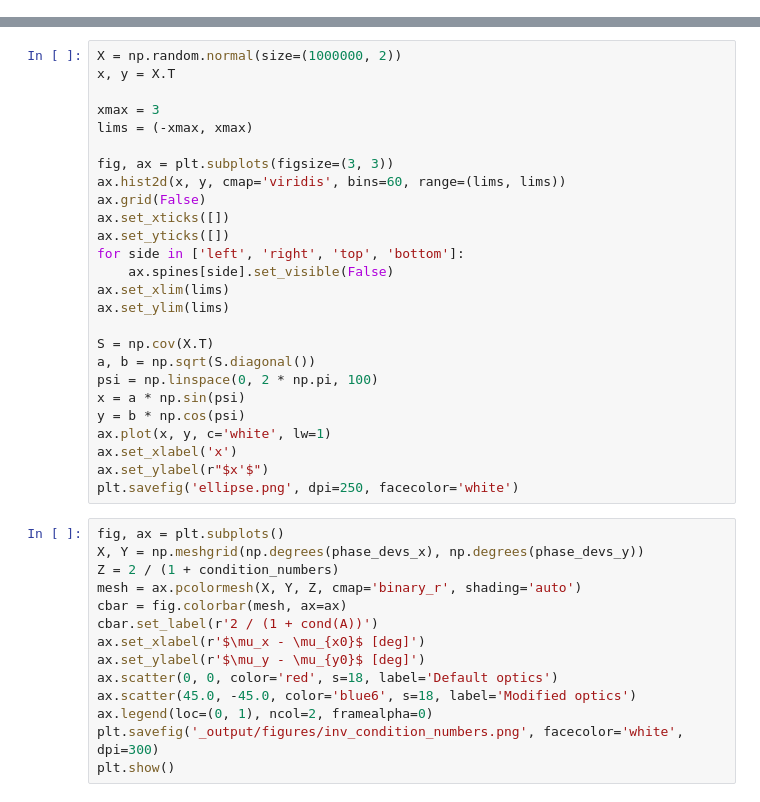
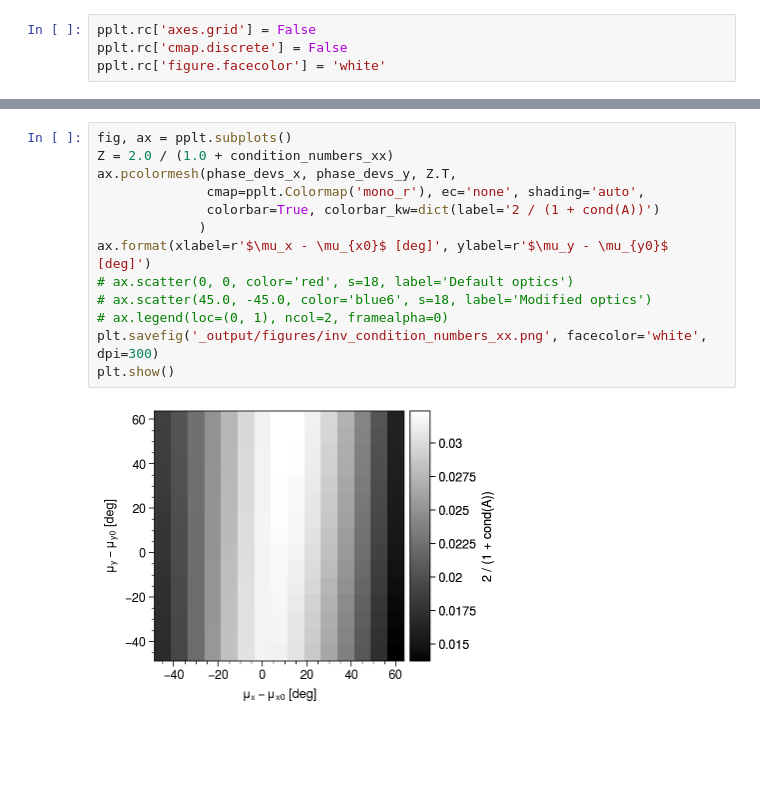
Before and after one commit to austin-hoover/emittance-measurement, a Jupyter notebook: emittance_measurement_4D/sensitivity/analysis.ipynb, the cells around one changed output, grey strips where cells are left out. Cells and saved outputs as stored; diff of their text form; blank space fills up the shorter version.

Commit message:
Update sensitivity plots

```diff
--- a/emittance_measurement_4D/sensitivity/analysis.ipynb
+++ b/emittance_measurement_4D/sensitivity/analysis.ipynb
@@ -7 +8,5 @@ import seaborn as sns
+# %%
+pplt.rc['axes.grid'] = False
+pplt.rc['cmap.discrete'] = False
+pplt.rc['figure.facecolor'] = 'white'
 # %%
@@ -20,40 +27,15 @@ eps_2_stds = np.loadtxt('_output/eps_2_stds.dat')
-# %%
-X = np.random.normal(size=(1000000, 2))
-x, y = X.T
-
-xmax = 3
-lims = (-xmax, xmax)
-
-fig, ax = plt.subplots(figsize=(3, 3))
-ax.hist2d(x, y, cmap='viridis', bins=60, range=(lims, lims))
-ax.grid(False)
-ax.set_xticks([])
-ax.set_yticks([])
-for side in ['left', 'right', 'top', 'bottom']:
-    ax.spines[side].set_visible(False)
-ax.set_xlim(lims)
-ax.set_ylim(lims)
-
-S = np.cov(X.T)
-a, b = np.sqrt(S.diagonal())
-psi = np.linspace(0, 2 * np.pi, 100)
-x = a * np.sin(psi)
-y = b * np.cos(psi)
-ax.plot(x, y, c='white', lw=1)
-ax.set_xlabel('x')
-ax.set_ylabel(r"$x'$")
-plt.savefig('ellipse.png', dpi=250, facecolor='white')
 # %%
-fig, ax = plt.subplots()
-X, Y = np.meshgrid(np.degrees(phase_devs_x), np.degrees(phase_devs_y))
-Z = 2 / (1 + condition_numbers)
-mesh = ax.pcolormesh(X, Y, Z, cmap='binary_r', shading='auto')
-cbar = fig.colorbar(mesh, ax=ax)
-cbar.set_label(r'2 / (1 + cond(A))')
-ax.set_xlabel(r'$\mu_x - \mu_{x0}$ [deg]')
-ax.set_ylabel(r'$\mu_y - \mu_{y0}$ [deg]')
-ax.scatter(0, 0, color='red', s=18, label='Default optics')
-ax.scatter(45.0, -45.0, color='blue6', s=18, label='Modified optics')
-ax.legend(loc=(0, 1), ncol=2, framealpha=0)
-plt.savefig('_output/figures/inv_condition_numbers.png', facecolor='white', dpi=300)
+fig, ax = pplt.subplots()
+Z = 2.0 / (1.0 + condition_numbers_xx)
+ax.pcolormesh(phase_devs_x, phase_devs_y, Z.T,
+              cmap=pplt.Colormap('mono_r'), ec='none', shading='auto',
+              colorbar=True, colorbar_kw=dict(label='2 / (1 + cond(A))')
+             )
+ax.format(xlabel=r'$\mu_x - \mu_{x0}$ [deg]', ylabel=r'$\mu_y - \mu_{y0}$ [deg]')
+# ax.scatter(0, 0, color='red', s=18, label='Default optics')
+# ax.scatter(45.0, -45.0, color='blue6', s=18, label='Modified optics')
+# ax.legend(loc=(0, 1), ncol=2, framealpha=0)
+plt.savefig('_output/figures/inv_condition_numbers_xx.png', facecolor='white', dpi=300)
 plt.show()
+# %% [output]
+[figure, added]
```
Also changed, not shown: parts of 13 cells of this notebook.
